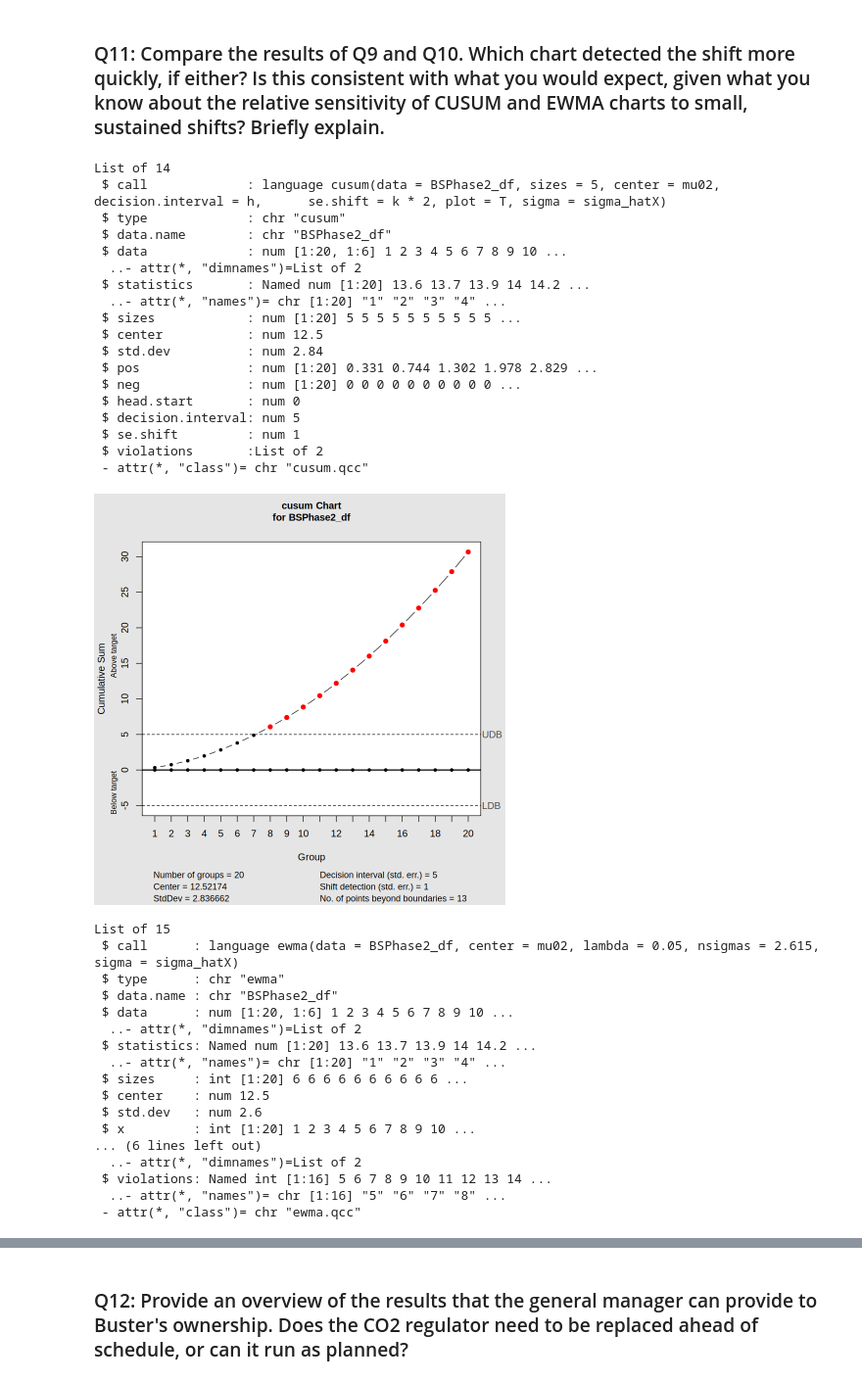
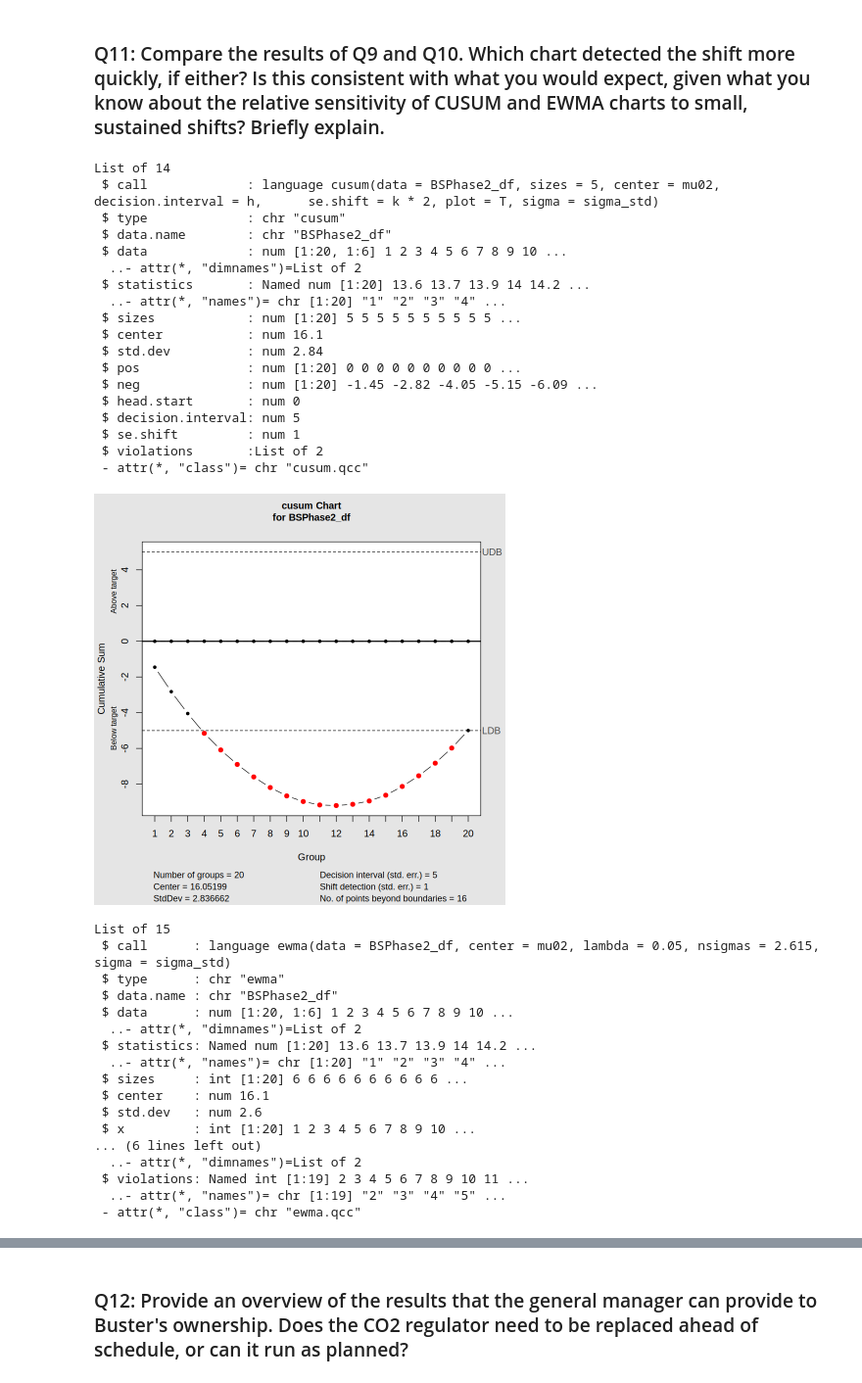
Before and after one commit to DesyneMartinez/STAT-7110-Quality-Control, a Jupyter notebook: Assignments/HW2/STAT-7110-HW2.ipynb, the cells around one changed output, grey strips where cells are left out. Shown at 98% size. Drawn from its saved outputs; the diff is of its cells as text; code cells hidden in the pictures.

```diff
--- a/Assignments/HW2/STAT-7110-HW2.ipynb
+++ b/Assignments/HW2/STAT-7110-HW2.ipynb
@@ -319,19 +396,17 @@ library(qcc)
 
 BSPhase2_df <- read_excel("BustersSportsBar_PhaseII.xlsx")
 
-## Data Integrity Check ##
 
-BSPhase2_df |>
-  glimpse()
-mu02 <- mean(newphase1x$Shift)
 
-## Estimate process standard deviation ##
+#Gathering the final phase 1 process mean and standard deviation from the final phase 1 X bar chart from Q.6
+mu02 <- 16.05199
+mu02
+sigma_std <- 0.07624023
 
-sigma_hatX <- sd(newphase1x$Shift)
 
 k <- 0.5
 h <- 5
-
-cusum(BSPhase2_df,sizes=5,center=mu02,sigma=sigma_hatX,se.shift=k*2,
+#CUSUM chart with the final phase 1 Process mean and Process standard deviation
+cusum(BSPhase2_df,sizes=5,center=mu02,sigma=sigma_std,se.shift=k*2,
       decision.interval = h,plot=T)
 # %% [output]
@@ -410,33 +477,33 @@ Once constructing the EWMA chart it was noticeable that chart signaled an Out of
 # %%
 ## Q11 Code ##
 
-
-cusum(BSPhase2_df,sizes=5,center=mu02,sigma=sigma_hatX,se.shift=k*2,
+#CUSUM chart with the final phase 1 Process mean and Process standard deviation
+cusum(BSPhase2_df,sizes=5,center=mu02,sigma=sigma_std,se.shift=k*2,
       decision.interval = h,plot=T)
-
-ewma(BSPhase2_df,center=mu02,sigma=sigma_hatX,lambda=0.05,nsigmas=2.615)
+#Method using process mean and process standard deviation from final phase 1 estimates
+ewma(BSPhase2_df,center=mu02,sigma=sigma_std,lambda=0.05,nsigmas=2.615)
 # %% [output]
 List of 14
- $ call             : language cusum(data = BSPhase2_df, sizes = 5, center = mu02, decision.interval = h,      se.shift = k * 2, plot = T, sigma = sigma_hatX)
+ $ call             : language cusum(data = BSPhase2_df, sizes = 5, center = mu02, decision.interval = h,      se.shift = k * 2, plot = T, sigma = sigma_std)
  $ type             : chr "cusum"
  $ data.name        : chr "BSPhase2_df"
  $ data             : num [1:20, 1:6] 1 2 3 4 5 6 7 8 9 10 ...
   ..- attr(*, "dimnames")=List of 2
  $ statistics       : Named num [1:20] 13.6 13.7 13.9 14 14.2 ...
   ..- attr(*, "names")= chr [1:20] "1" "2" "3" "4" ...
  $ sizes            : num [1:20] 5 5 5 5 5 5 5 5 5 5 ...
- $ center           : num 12.5
+ $ center           : num 16.1
  $ std.dev          : num 2.84
- $ pos              : num [1:20] 0.331 0.744 1.302 1.978 2.829 ...
- $ neg              : num [1:20] 0 0 0 0 0 0 0 0 0 0 ...
+ $ pos              : num [1:20] 0 0 0 0 0 0 0 0 0 0 ...
+ $ neg              : num [1:20] -1.45 -2.82 -4.05 -5.15 -6.09 ...
  $ head.start       : num 0
  $ decision.interval: num 5
  $ se.shift         : num 1
  $ violations       :List of 2
  - attr(*, "class")= chr "cusum.qcc"
-[figure, old version]
+[figure, new version]
 List of 15
- $ call      : language ewma(data = BSPhase2_df, center = mu02, lambda = 0.05, nsigmas = 2.615,      sigma = sigma_hatX)
+ $ call      : language ewma(data = BSPhase2_df, center = mu02, lambda = 0.05, nsigmas = 2.615,      sigma = sigma_std)
  $ type      : chr "ewma"
  $ data.name : chr "BSPhase2_df"
  $ data      : num [1:20, 1:6] 1 2 3 4 5 6 7 8 9 10 ...
@@ -444,11 +511,11 @@ List of 15
  $ statistics: Named num [1:20] 13.6 13.7 13.9 14 14.2 ...
   ..- attr(*, "names")= chr [1:20] "1" "2" "3" "4" ...
  $ sizes     : int [1:20] 6 6 6 6 6 6 6 6 6 6 ...
- $ center    : num 12.5
+ $ center    : num 16.1
  $ std.dev   : num 2.6
  $ x         : int [1:20] 1 2 3 4 5 6 7 8 9 10 ...
 ... (6 lines left out)
   ..- attr(*, "dimnames")=List of 2
- $ violations: Named int [1:16] 5 6 7 8 9 10 11 12 13 14 ...
-  ..- attr(*, "names")= chr [1:16] "5" "6" "7" "8" ...
+ $ violations: Named int [1:19] 2 3 4 5 6 7 8 9 10 11 ...
+  ..- attr(*, "names")= chr [1:19] "2" "3" "4" "5" ...
  - attr(*, "class")= chr "ewma.qcc"
```
Also changed, not shown: parts of 14 cells of this notebook.
